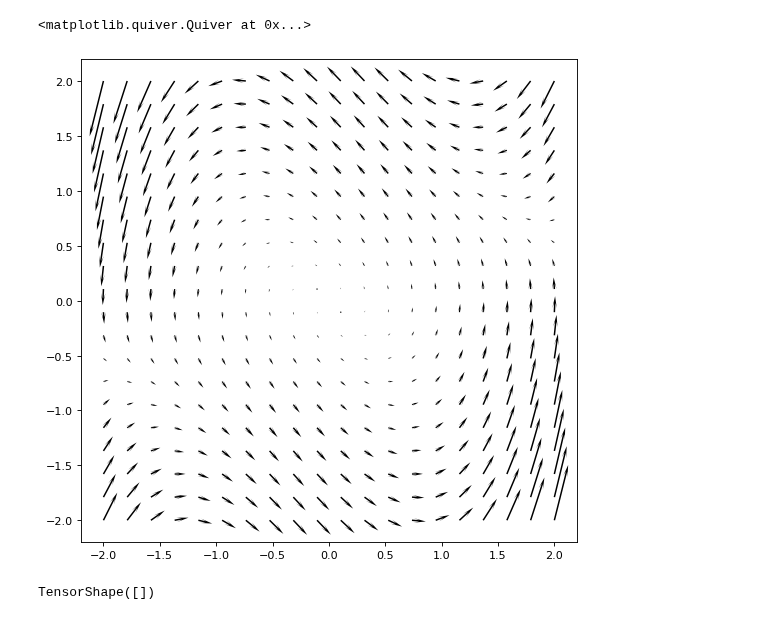
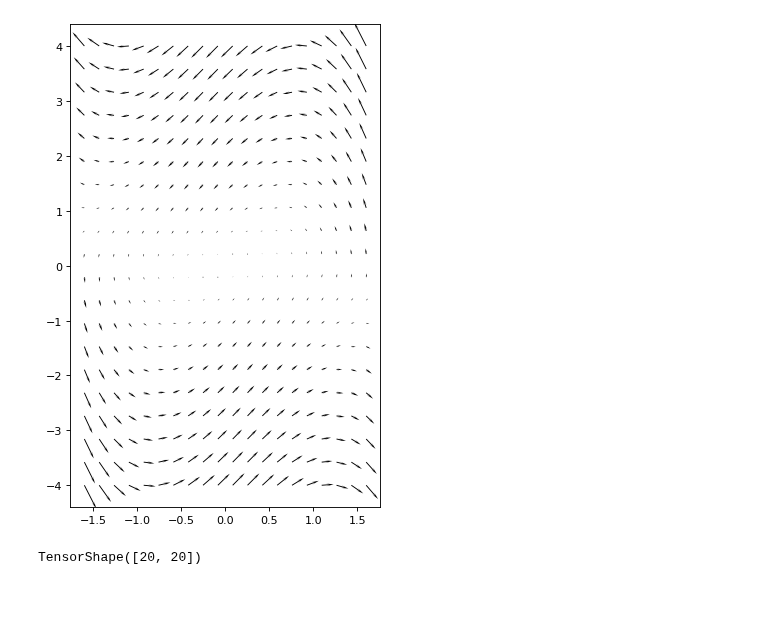
Before and after one commit to kyrxanthos/NN_dynamical_systems, a Jupyter notebook: Kernel_Lya.ipynb, the cells around one changed output. Cells and saved outputs as stored; diff of their text form; code cells hidden in the pictures.

Commit message:
working on kernel

```diff
--- a/Kernel_Lya.ipynb
+++ b/Kernel_Lya.ipynb
@@ -55,15 +55,15 @@ dim = 2
 # number of data points
 n = 90
 # bounds of the x1 and x2
-# bounds = [1.6, 4]
-bounds = [2,2]
+bounds = [1.6, 4]
+# bounds = [2,2]
 # number of points for the test dataset
 test_n =90
 batch_n = 90
 buff = 1024
 
 def vf(x):
-    y = [-x[:,1], x[:,0] + (1-x[:,0]**2)*x[:,1]]
+    y = [-x[:,1], x[:,0] - (1-x[:,0]**2)*x[:,1]]
     return y
 # %%
 n =20
@@ -89,10 +89,11 @@ for i in range(s[0]):
 # define vector field for plot
 new_vf = np.reshape(np.array(vf(DT)), (dim, n, n))
 # %%
+plt.figure(figsize=(5,8))
 plt.quiver(X,Y, new_vf[0], new_vf[1], headwidth=3, headlength=8)
+plt.show()
 # %% [output]
-<matplotlib.quiver.Quiver at 0x...>
-[figure, old version]
+[figure, new version]
 # %%
 my_data = Create_Data(vf, dim)
 tr, te, omega_domain, vfdata = my_data.create_raw_data(n, bounds, test_n)
@@ -109,5 +102,3 @@ def fit_model():
 # %%
-g_kernel = tfp.math.psd_kernels.ExponentiatedQuadratic()
-g_kernel.apply(x,y)
+# g_kernel = tfp.math.psd_kernels.ExponentiatedQuadratic()
+# g_kernel.apply(x,y)
-# %% [output]
-TensorShape([])
@@ -113,0 +121,10 @@ TensorShape([])
+# %%
+# x = tf.constant([tf.linspace(-5, 6, 90), tf.linspace(-5, 6, 90)])
+x = tf.constant(omega_domain)
+y = tf.constant(omega_domain + 1)
+# y = tf.constant([tf.linspace(-2, 4, 90), tf.linspace(-2, 4, 90)])
+g_kernel = tfp.math.psd_kernels.ExponentiatedQuadratic()
+product =A_i_j(x,y,g_kernel, vf)
+product.shape
+# %% [output]
+TensorShape([20, 20])
```
Also changed, not shown: parts of 2 cells of this notebook, 3 other files.
